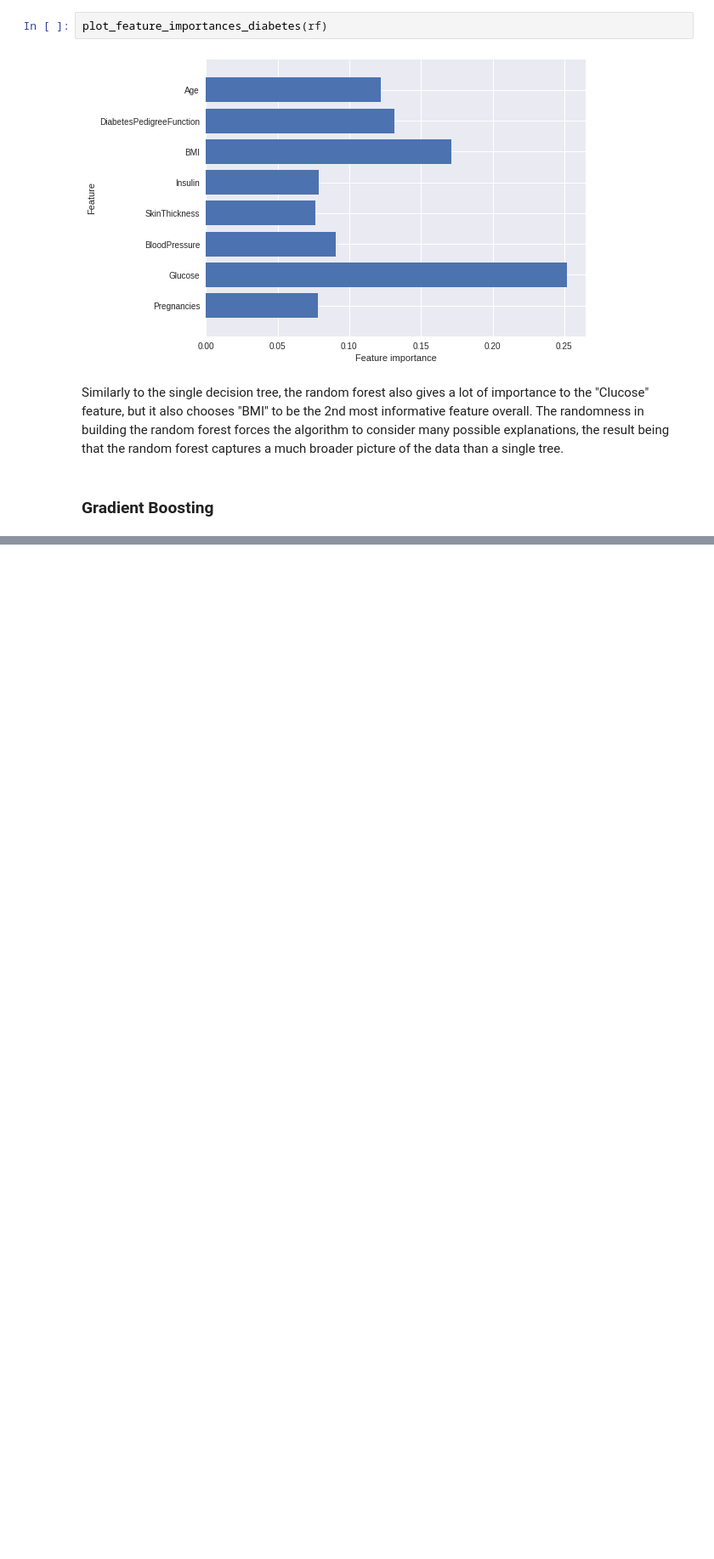
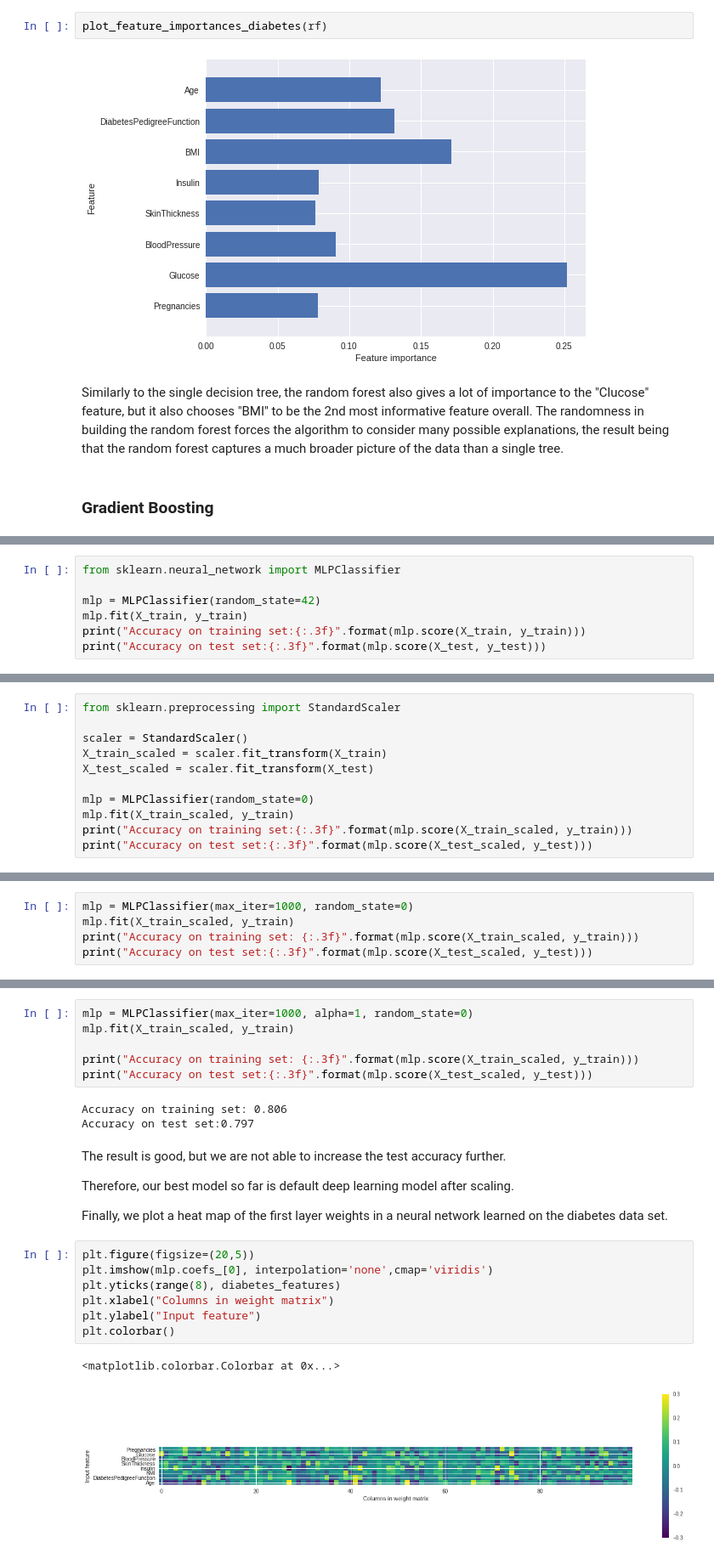
Before and after one commit to minkicu/100DayOfMLCode, a Jupyter notebook: day_063_solving_simple_prediction_problem.ipynb, the cells around one changed output, grey strips where cells are left out. Shown at 85% size. Saved outputs shown, nothing was run; the diff lists cells and outputs as text; blank space fills up the shorter version.

```diff
--- a/day_063_solving_simple_prediction_problem.ipynb
+++ b/day_063_solving_simple_prediction_problem.ipynb
@@ -278,0 +360,7 @@ Similarly to the single decision tree, the random forest also gives a lot of imp
+# %%
+from sklearn.neural_network import MLPClassifier
+
+mlp = MLPClassifier(random_state=42)
+mlp.fit(X_train, y_train)
+print("Accuracy on training set:{:.3f}".format(mlp.score(X_train, y_train)))
+print("Accuracy on test set:{:.3f}".format(mlp.score(X_test, y_test)))
@@ -278,0 +372,11 @@ Similarly to the single decision tree, the random forest also gives a lot of imp
+# %%
+from sklearn.preprocessing import StandardScaler
+
+scaler = StandardScaler()
+X_train_scaled = scaler.fit_transform(X_train)
+X_test_scaled = scaler.fit_transform(X_test)
+
+mlp = MLPClassifier(random_state=0)
+mlp.fit(X_train_scaled, y_train)
+print("Accuracy on training set:{:.3f}".format(mlp.score(X_train_scaled, y_train)))
+print("Accuracy on test set:{:.3f}".format(mlp.score(X_test_scaled, y_test)))
@@ -278,0 +388,5 @@ Similarly to the single decision tree, the random forest also gives a lot of imp
+# %%
+mlp = MLPClassifier(max_iter=1000, random_state=0)
+mlp.fit(X_train_scaled, y_train)
+print("Accuracy on training set: {:.3f}".format(mlp.score(X_train_scaled, y_train)))
+print("Accuracy on test set:{:.3f}".format(mlp.score(X_test_scaled, y_test)))
@@ -278,0 +400,25 @@ Similarly to the single decision tree, the random forest also gives a lot of imp
+# %%
+mlp = MLPClassifier(max_iter=1000, alpha=1, random_state=0)
+mlp.fit(X_train_scaled, y_train)
+
+print("Accuracy on training set: {:.3f}".format(mlp.score(X_train_scaled, y_train)))
+print("Accuracy on test set:{:.3f}".format(mlp.score(X_test_scaled, y_test)))
+# %% [output]
+Accuracy on training set: 0.806
+Accuracy on test set:0.797
+# %% [markdown]
+The result is good, but we are not able to increase the test accuracy further.
+
+Therefore, our best model so far is default deep learning model after scaling.
+
+Finally, we plot a heat map of the first layer weights in a neural network learned on the diabetes data set.
+# %%
+plt.figure(figsize=(20,5))
+plt.imshow(mlp.coefs_[0], interpolation='none',cmap='viridis')
+plt.yticks(range(8), diabetes_features)
+plt.xlabel("Columns in weight matrix")
+plt.ylabel("Input feature")
+plt.colorbar()
+# %% [output]
+<matplotlib.colorbar.Colorbar at 0x...>
+[figure, added]
```
Also changed, not shown: parts of 22 cells of this notebook.
